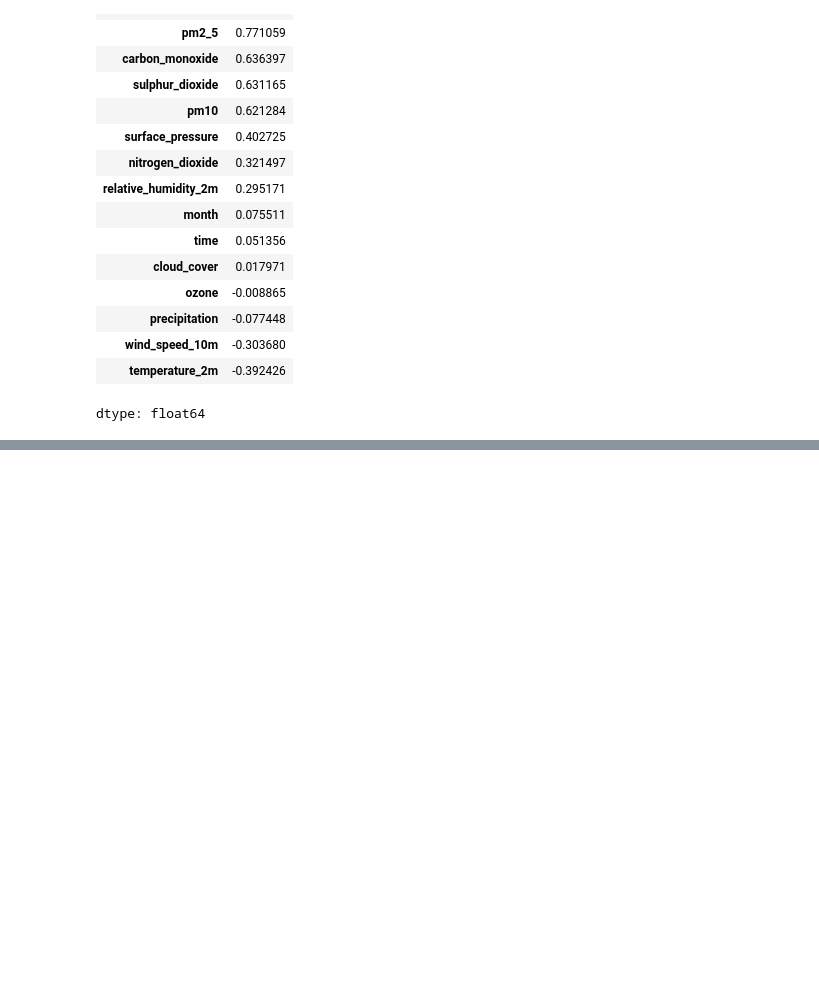
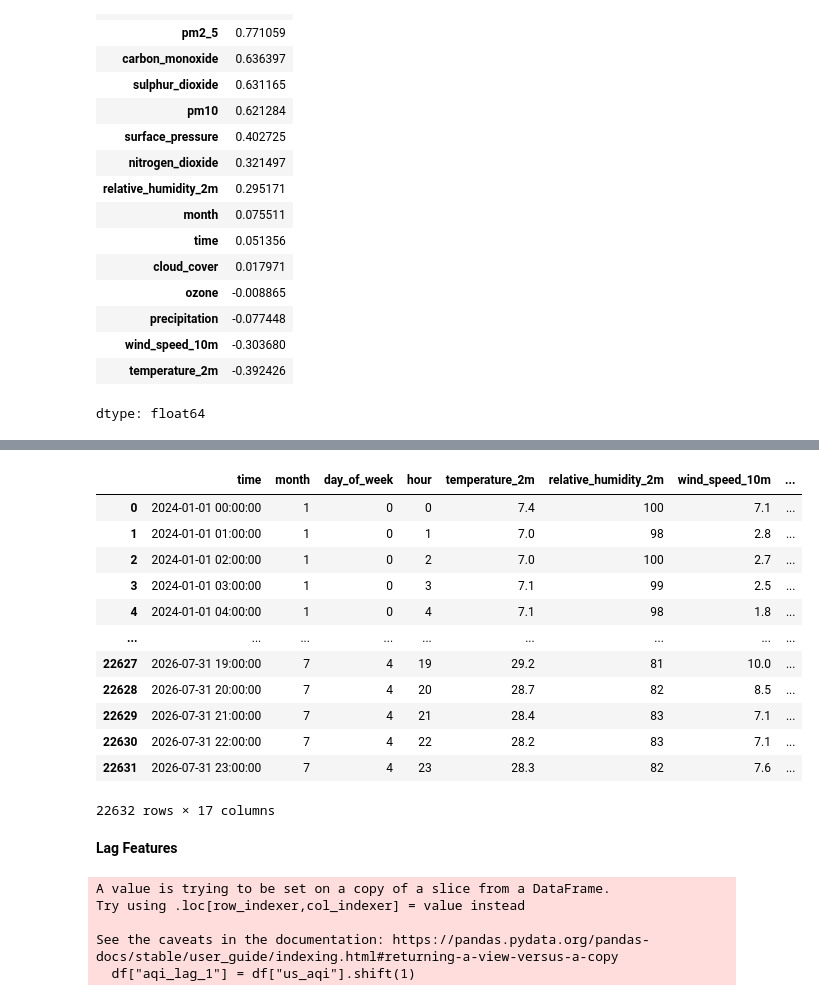
Before and after one commit to farajarshad01/AQI-Predictor, a Jupyter notebook: 10Pearls_Aqi_Predictor.ipynb, the cells around one changed output, grey strips where cells are left out. Saved outputs shown, nothing was run; the diff lists cells and outputs as text; code cells hidden in the pictures; blank space fills up the shorter version.

```diff
--- a/10Pearls_Aqi_Predictor.ipynb
+++ b/10Pearls_Aqi_Predictor.ipynb
@@ -329,0 +367,3 @@ dtype: float64
+# %%
+df["month"] = df["time"].dt.month
+df
@@ -329,0 +384,51 @@ dtype: float64
+# %%
+new_order = [
+    # Time features
+    "time",
+    "month",
+    "day_of_week",
+    "hour",
+    # Weather features
+    "temperature_2m",
+    "relative_humidity_2m",
+    "wind_speed_10m",
+    "surface_pressure",
+    "precipitation",
+    "cloud_cover",
+    # Pollutant features
+    "pm10",
+    "pm2_5",
+    "carbon_monoxide",
+    "nitrogen_dioxide",
+    "sulphur_dioxide",
+    "ozone",
+    # Target
+    "us_aqi",
+]
+
+df = df[new_order]
+df
+# %% [output]
+|  | time | month | day_of_week | hour | temperature_2m | relative_humidity_2m | wind_speed_10m | ... |
+| 0 | 2024-01-01 00:00:00 | 1 | 0 | 0 | 7.4 | 100 | 7.1 | ... |
+| 1 | 2024-01-01 01:00:00 | 1 | 0 | 1 | 7.0 | 98 | 2.8 | ... |
+| 2 | 2024-01-01 02:00:00 | 1 | 0 | 2 | 7.0 | 100 | 2.7 | ... |
+| 3 | 2024-01-01 03:00:00 | 1 | 0 | 3 | 7.1 | 99 | 2.5 | ... |
+| 4 | 2024-01-01 04:00:00 | 1 | 0 | 4 | 7.1 | 98 | 1.8 | ... |
+| ... | ... | ... | ... | ... | ... | ... | ... | ... |
+| 22627 | 2026-07-31 19:00:00 | 7 | 4 | 19 | 29.2 | 81 | 10.0 | ... |
+| 22628 | 2026-07-31 20:00:00 | 7 | 4 | 20 | 28.7 | 82 | 8.5 | ... |
+| 22629 | 2026-07-31 21:00:00 | 7 | 4 | 21 | 28.4 | 83 | 7.1 | ... |
+| 22630 | 2026-07-31 22:00:00 | 7 | 4 | 22 | 28.2 | 83 | 7.1 | ... |
+| 22631 | 2026-07-31 23:00:00 | 7 | 4 | 23 | 28.3 | 82 | 7.6 | ... |
+22632 rows × 17 columns
+# %% [markdown]
+**Lag Features**
+# %%
+df["aqi_lag_1"] = df["us_aqi"].shift(1)
+# %% [output]
+A value is trying to be set on a copy of a slice from a DataFrame.
+Try using .loc[row_indexer,col_indexer] = value instead
+
+See the caveats in the documentation: https://pandas.pydata.org/pandas-docs/stable/user_guide/indexing.html#returning-a-view-versus-a-copy
+  df["aqi_lag_1"] = df["us_aqi"].shift(1)
```
Also changed, not shown: parts of 33 cells of this notebook.
